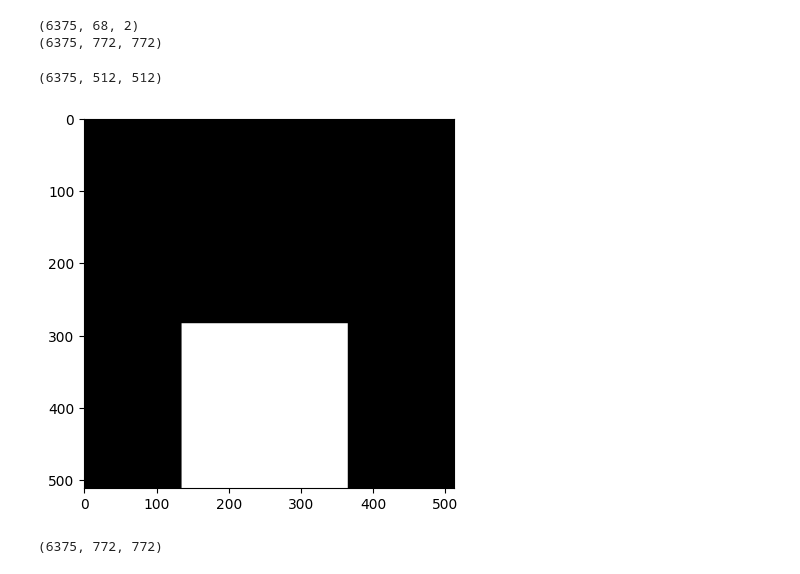
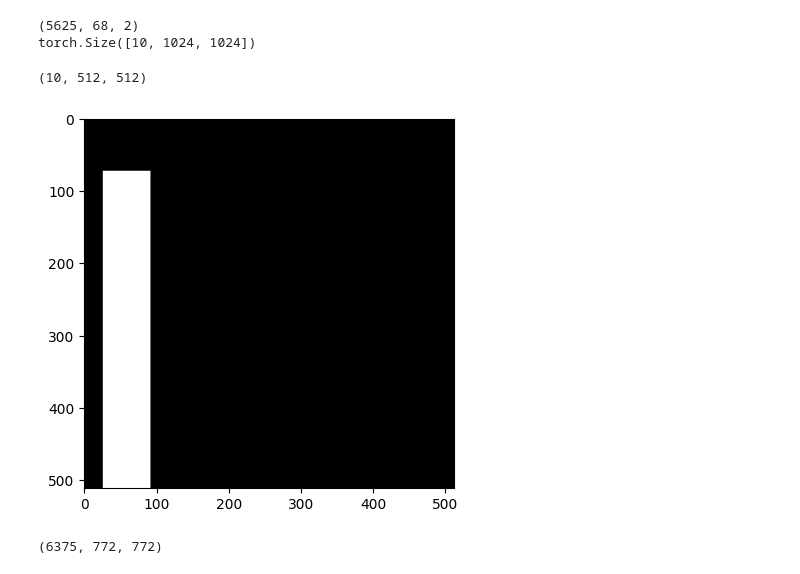
Before and after one commit to antonibigata/generative-models, a Jupyter notebook: notebooks/landmarks.ipynb, the cells around one changed output. Drawn from its saved outputs; the diff is of its cells as text; code cells hidden in the pictures.

```diff
--- a/notebooks/landmarks.ipynb
+++ b/notebooks/landmarks.ipynb
@@ -1,6 +1,6 @@
 # %%
 import numpy as np
 
-landmarks = np.load("/fsx/rs2517/data/HDTF/cropped_videos_original/WDA_ElijahCummings_000.npy")
+landmarks = np.load("/fsx/rs2517/data/HDTF/video_crop/WDA_BarackObama_001.npy")
 landmarks.shape
 # %% [output]
@@ -73,20 +27,7 @@ import numpy as np
 import cv2
 
 
-def create_masks_from_landmarks_box(landmark_list, img_shape, nose_index=33, box_expand=0, dtype="uint8"):
-    """
-    Creates masks for the face covering the area below the nose for multiple frames of landmarks.
-
-    Parameters:
-    - landmark_list (np.array): Array of shape (F, 68, 2) containing facial landmarks for multiple frames.
-    - img_shape (tuple): Shape of the image (height, width, channels).
-    - nose_index (int): Index of the nose landmark in the landmark list.
-    - box_expand (int): Number of pixels to expand the bounding box outward.
-    - dtype (str): Data type of the mask.
-
-    Returns:
-    - np.array: An array of masks of shape (F, height, width) for each frame.
-    """
+def create_masks_from_landmarks_box(landmark_list, img_shape, nose_index=33, dtype="uint8", box_expand=0.0):
     height, width = img_shape[:2]
     num_frames = landmark_list.shape[0]
 
@@ -120,7 +61,7 @@ def create_masks_from_landmarks_box(landmark_list, img_shape, nose_index=33, box
         # Draw the contour on the mask
         cv2.drawContours(masks[i], [contour], -1, color=(1), thickness=cv2.FILLED)
 
-    return masks
+    return torch.from_numpy(masks)
 
 
 # Example usage:
@@ -128,7 +69,7 @@ def create_masks_from_landmarks_box(landmark_list, img_shape, nose_index=33, box
 # image_height = 400  # Define the height of the image
 # image_width = 300  # Define the width of the image
 print(landmarks.shape)
-masks = create_masks_from_landmarks_box(landmarks, (772, 772), box_expand=10)
+masks = create_masks_from_landmarks_box(landmarks[:10], (1024, 1024), box_expand=0)
 print(masks.shape)  # This will show (10, 400, 300) confirming the mask sizes
 
 # Interpolating the masks to target size
@@ -137,24 +78,24 @@ import torch
 
 masks = (
     torch.nn.functional.interpolate(
-        torch.tensor(masks).squeeze().unsqueeze(1).float(), size=(512, 512), mode="nearest"
+        masks.squeeze().unsqueeze(1).float(), size=(512, 512), mode="nearest"
     )
     .squeeze(1)
     .numpy()
 )
 masks.shape
 # %% [output]
-(6375, 68, 2)
-(6375, 772, 772)
+(5625, 68, 2)
+torch.Size([10, 1024, 1024])
-(6375, 512, 512)
+(10, 512, 512)
 # %%
 # To visualize one of the masks
 import matplotlib.pyplot as plt
 
-plt.imshow(masks[0], cmap="gray")
+plt.imshow(masks[9], cmap="gray")
 plt.show()
 # %% [output]
-[figure, old version]
+[figure, new version]
 # %%
 import numpy as np
 from PIL import Image, ImageDraw
```
Also changed, not shown: parts of 9 cells of this notebook, 21 other files.
